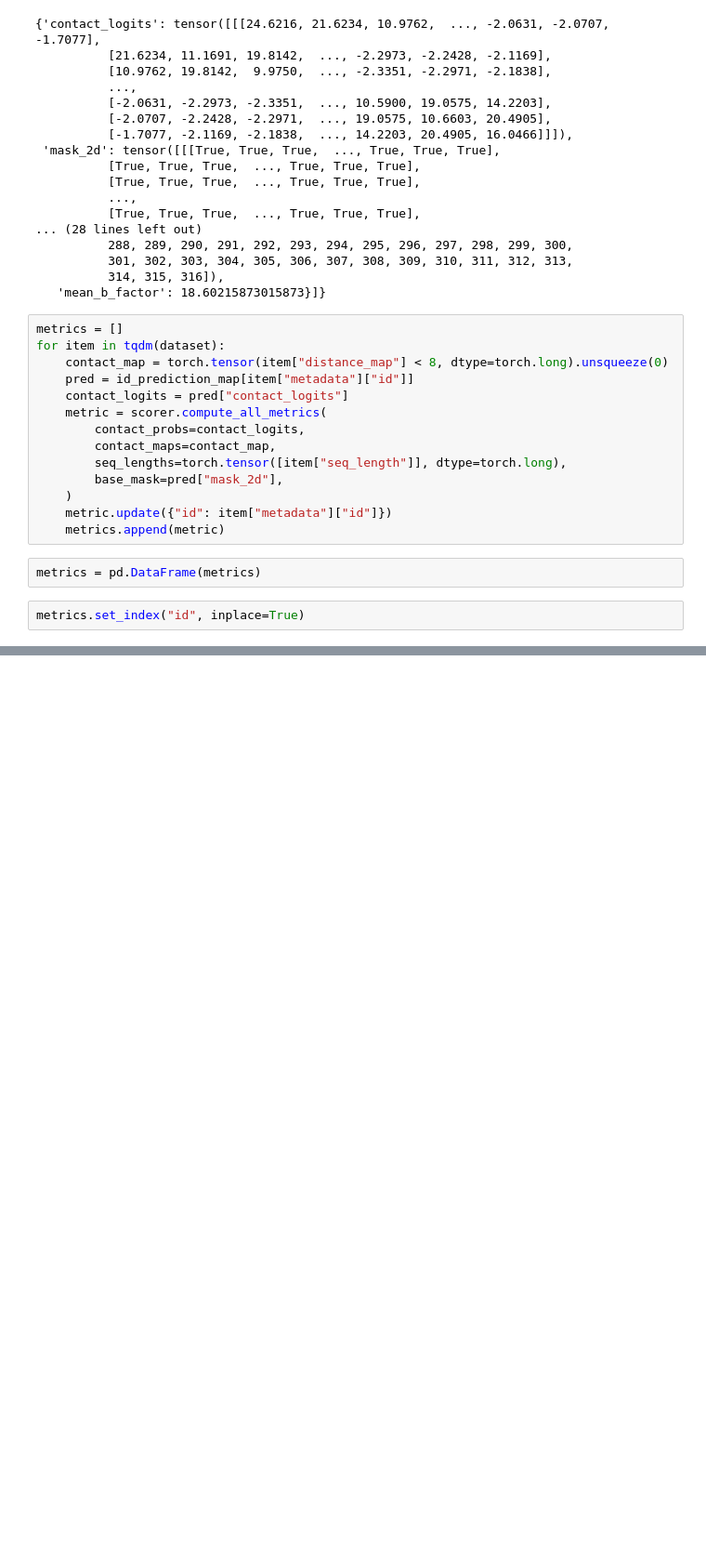
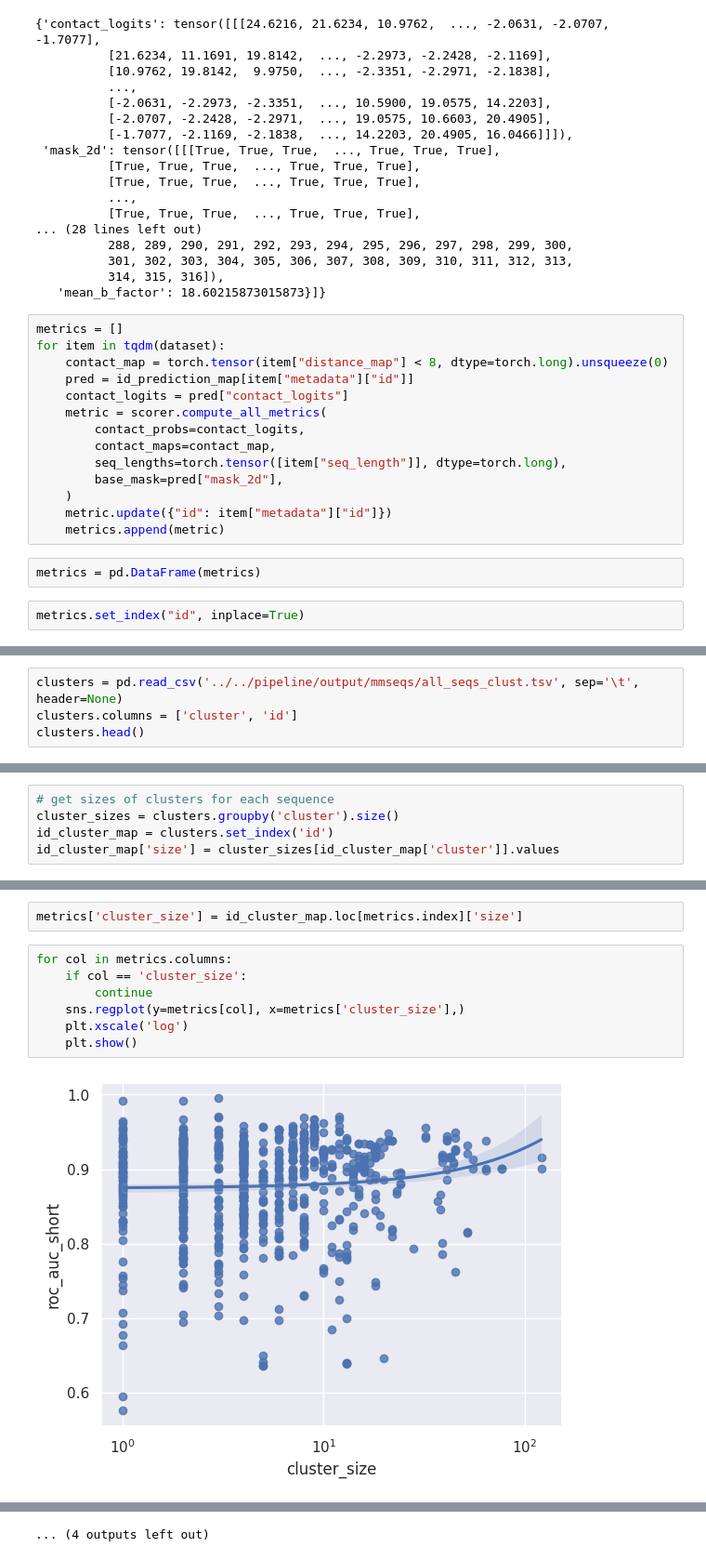
Before and after one commit to gottalottarock/esm-2-contact-map, a Jupyter notebook: ipynb/visualize/visualize_predictions.ipynb, the cells around one changed output, grey strips where cells are left out. Shown at 93% size. Saved outputs shown, nothing was run; the diff lists cells and outputs as text; blank space fills up the shorter version.

```diff
--- a/ipynb/visualize/visualize_predictions.ipynb
+++ b/ipynb/visualize/visualize_predictions.ipynb
@@ -180,0 +189,4 @@ train_3C0D_H
+# %%
+clusters = pd.read_csv('../../pipeline/output/mmseqs/all_seqs_clust.tsv', sep='\t', header=None)
+clusters.columns = ['cluster', 'id']
+clusters.head()
@@ -180,0 +200,5 @@ train_3C0D_H
+# %%
+# get sizes of clusters for each sequence
+cluster_sizes = clusters.groupby('cluster').size()
+id_cluster_map = clusters.set_index('id')
+id_cluster_map['size'] = cluster_sizes[id_cluster_map['cluster']].values
@@ -180,0 +222,11 @@ train_3C0D_H
+# %%
+metrics['cluster_size'] = id_cluster_map.loc[metrics.index]['size']
+# %%
+for col in metrics.columns:
+    if col == 'cluster_size':
+        continue
+    sns.regplot(y=metrics[col], x=metrics['cluster_size'],)
+    plt.xscale('log')
+    plt.show()
+# %% [output]
+[figure, added]
@@ -180,0 +244 @@ train_3C0D_H
+... (4 outputs left out)
```
Also changed, not shown: parts of 9 cells of this notebook, 5 other files.
